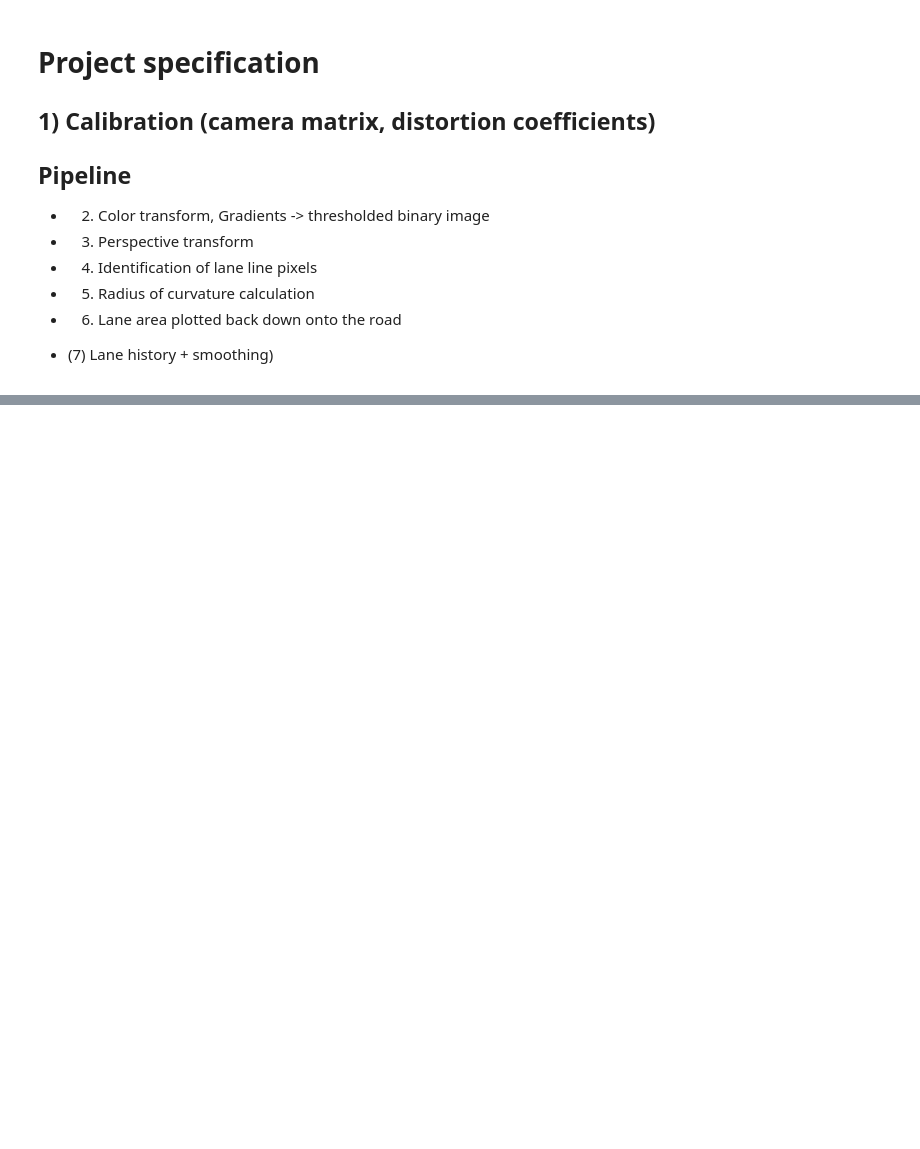
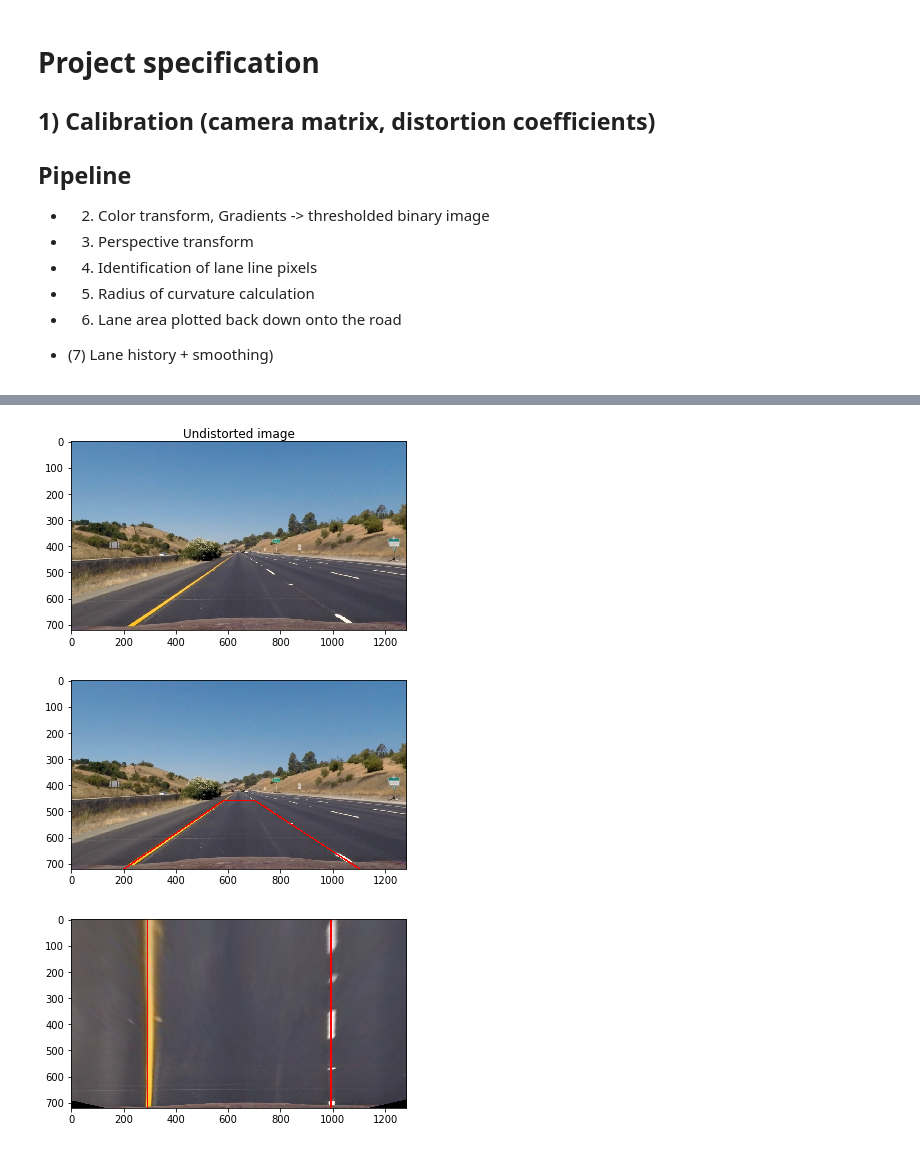
Before and after one commit to fstahl1/advanced_lane_finding, a Jupyter notebook: advanced_lane_finding.ipynb, the cells around one changed output, grey strips where cells are left out. Cells and saved outputs as stored; diff of their text form; code cells hidden in the pictures; blank space fills up the shorter version.

```diff
--- a/advanced_lane_finding.ipynb
+++ b/advanced_lane_finding.ipynb
@@ -95,0 +125,51 @@ https://github.com/mithi/advanced-lane-detection
+# %%
+# Perspective transform
+
+raw_img = mpimg.imread('test_images/straight_lines1.jpg')
+img_size = (raw_img.shape[1], raw_img.shape[0])
+
+undist_img = cv2.undistort(raw_img, mtx, dist_coeff)
+
+# for zooming in
+# %matplotlib notebook
+%matplotlib inline
+plt.figure()
+plt.imshow(undist_img)
+plt.title('Undistorted image')
+
+# source points manually determined from test image
+# "straight_lines1.jpg"
+src_pts = np.array([[580, 460], [700, 460], [1100, img_size[1]], [200, img_size[1]]],
+                   np.float32).reshape((4, 1, 2))
+
+# src_pts = np.array([[560, 475], [725, 475], [1100, img_size[1]], [200, img_size[1]]],
+#                    np.float32).reshape((4, 1, 2))
+
+# src_pts = np.array([[595, 450], [685, 450], [1100, img_size[1]], [200, img_size[1]]],
+#                    np.float32).reshape((4, 1, 2))
+
+# destination points for perspective transformation
+lane_dist = 700 # in pixels
+mid_pnt = img_size[0]//2
+dst_pts = np.array([[mid_pnt - lane_dist/2, 0], [mid_pnt + lane_dist/2, 0],
+                    [mid_pnt + lane_dist/2, img_size[1]], [mid_pnt - lane_dist/2, img_size[1]]],
+                   np.float32).reshape((4, 1, 2))
+
+undist_img_cp = np.copy(undist_img)
+draw_lines_from_points(undist_img_cp, src_pts)
+plot(undist_img_cp)
+
+# compute perspective transform matrix and inverse matrix
+warp_mtx = cv2.getPerspectiveTransform(src_pts, dst_pts)
+warp_inv_mtx = cv2.getPerspectiveTransform(dst_pts, src_pts)
+# perform perspective transformation
+warped_img = cv2.warpPerspective(undist_img, warp_mtx,
+                                 img_size, flags=cv2.INTER_LINEAR)
+
+# draw lines on warped image and plot
+draw_lines_from_points(warped_img, dst_pts)
+plot(warped_img)
+# %% [output]
+[figure, added]
+[figure, added]
+[figure, added]
```
Also changed, not shown: parts of 65 cells of this notebook, 1 other file.
